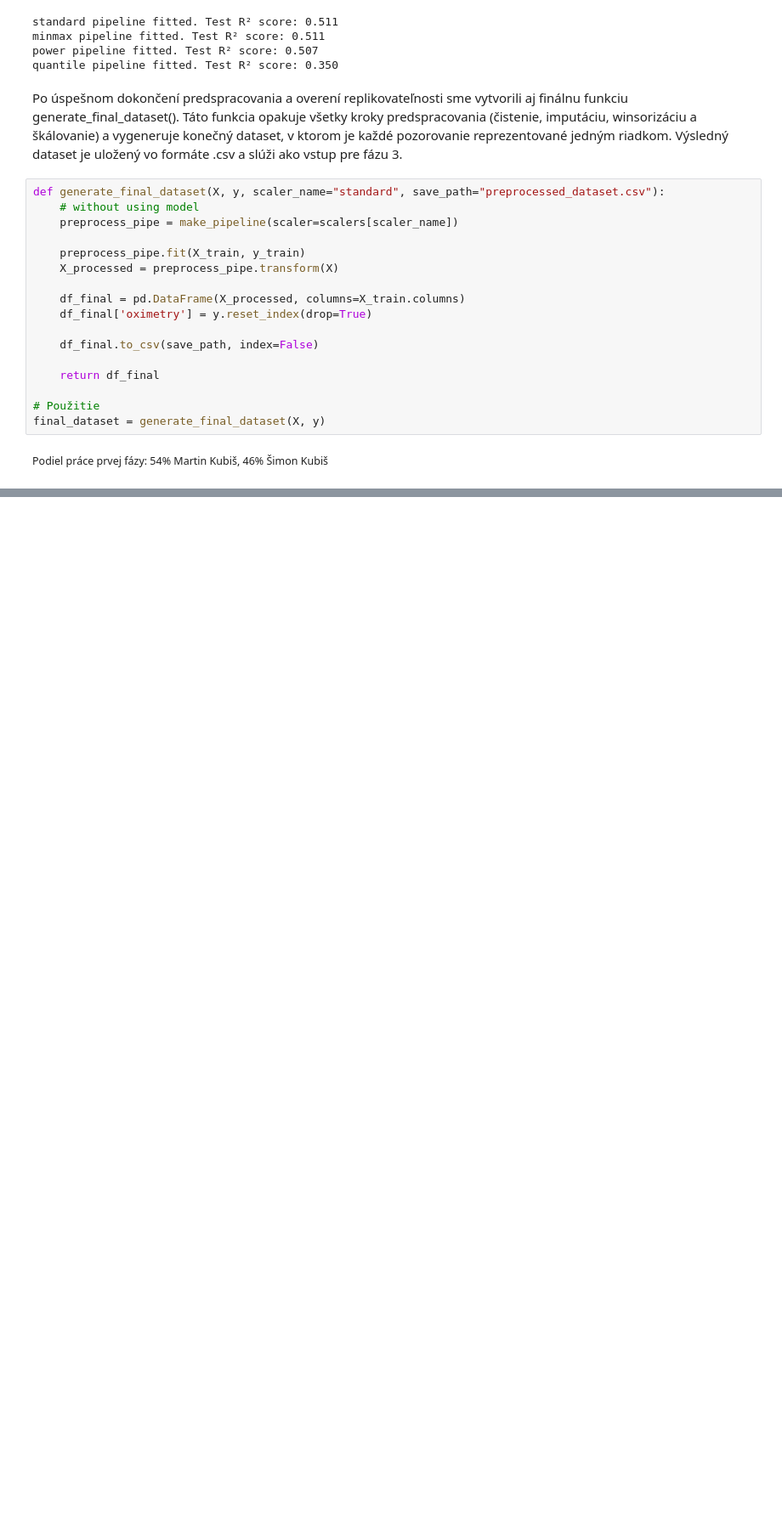
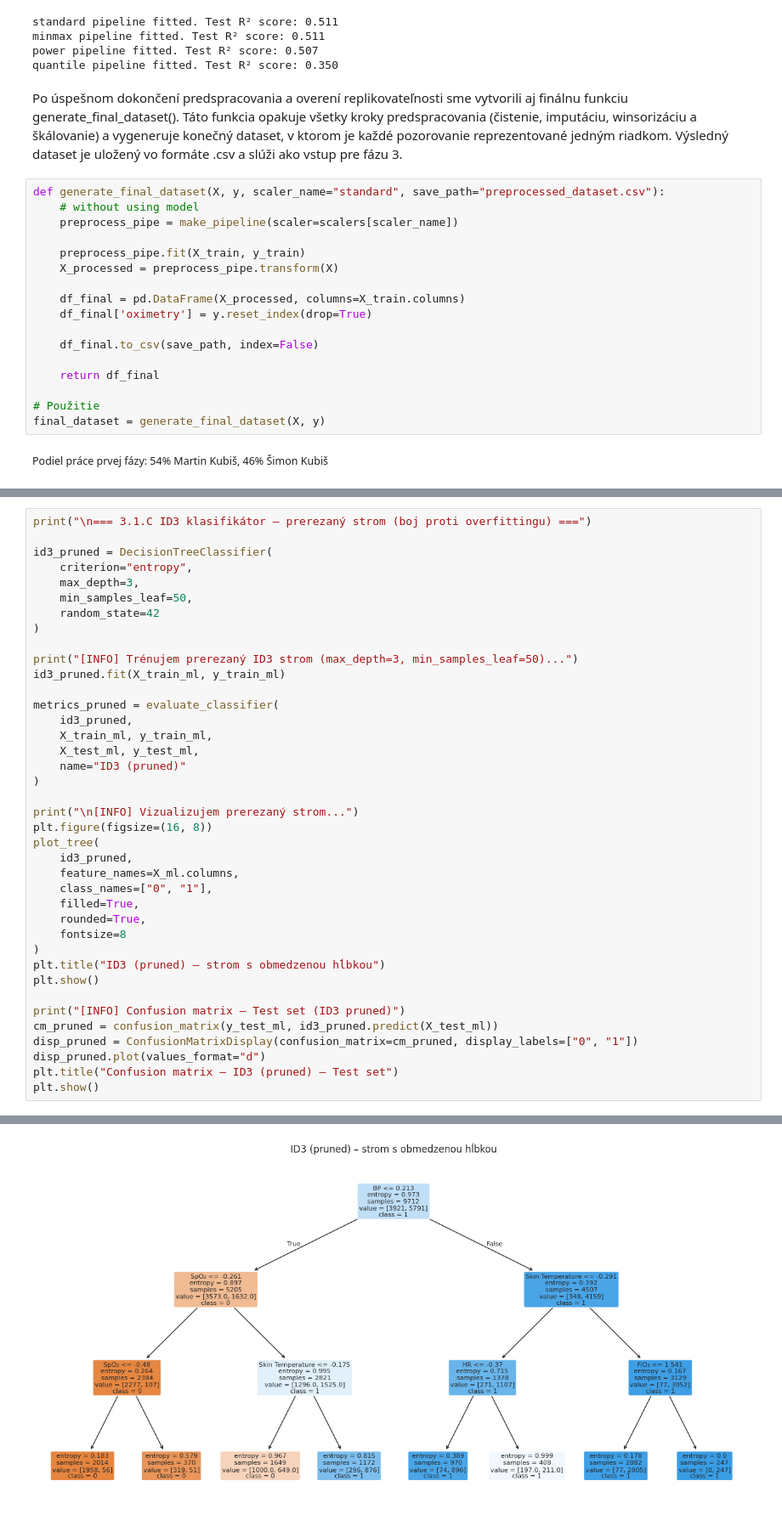
Before and after one commit to simonkubis/IAU_project, a Jupyter notebook: project_part_1.ipynb, the cells around one changed output, grey strips where cells are left out. Shown at 85% size. Saved outputs shown, nothing was run; the diff lists cells and outputs as text; blank space fills up the shorter version.

```diff
--- a/project_part_1.ipynb
+++ b/project_part_1.ipynb
@@ -808,0 +923,40 @@ final_dataset = generate_final_dataset(X, y)
+# %%
+print("\n=== 3.1.C ID3 klasifikátor – prerezaný strom (boj proti overfittingu) ===")
+
+id3_pruned = DecisionTreeClassifier(
+    criterion="entropy",
+    max_depth=3,
+    min_samples_leaf=50,
+    random_state=42
+)
+
+print("[INFO] Trénujem prerezaný ID3 strom (max_depth=3, min_samples_leaf=50)...")
+id3_pruned.fit(X_train_ml, y_train_ml)
+
+metrics_pruned = evaluate_classifier(
+    id3_pruned,
+    X_train_ml, y_train_ml,
+    X_test_ml, y_test_ml,
+    name="ID3 (pruned)"
+)
+
+print("\n[INFO] Vizualizujem prerezaný strom...")
+plt.figure(figsize=(16, 8))
+plot_tree(
+    id3_pruned,
+    feature_names=X_ml.columns,
+    class_names=["0", "1"],
+    filled=True,
+    rounded=True,
+    fontsize=8
+)
+plt.title("ID3 (pruned) – strom s obmedzenou hĺbkou")
+plt.show()
+
+print("[INFO] Confusion matrix – Test set (ID3 pruned)")
+cm_pruned = confusion_matrix(y_test_ml, id3_pruned.predict(X_test_ml))
+disp_pruned = ConfusionMatrixDisplay(confusion_matrix=cm_pruned, display_labels=["0", "1"])
+disp_pruned.plot(values_format="d")
+plt.title("Confusion matrix – ID3 (pruned) – Test set")
+plt.show()
+# %% [output]
@@ -808,0 +979 @@ final_dataset = generate_final_dataset(X, y)
+[figure, added]
```
Also changed, not shown: parts of 50 cells of this notebook.
